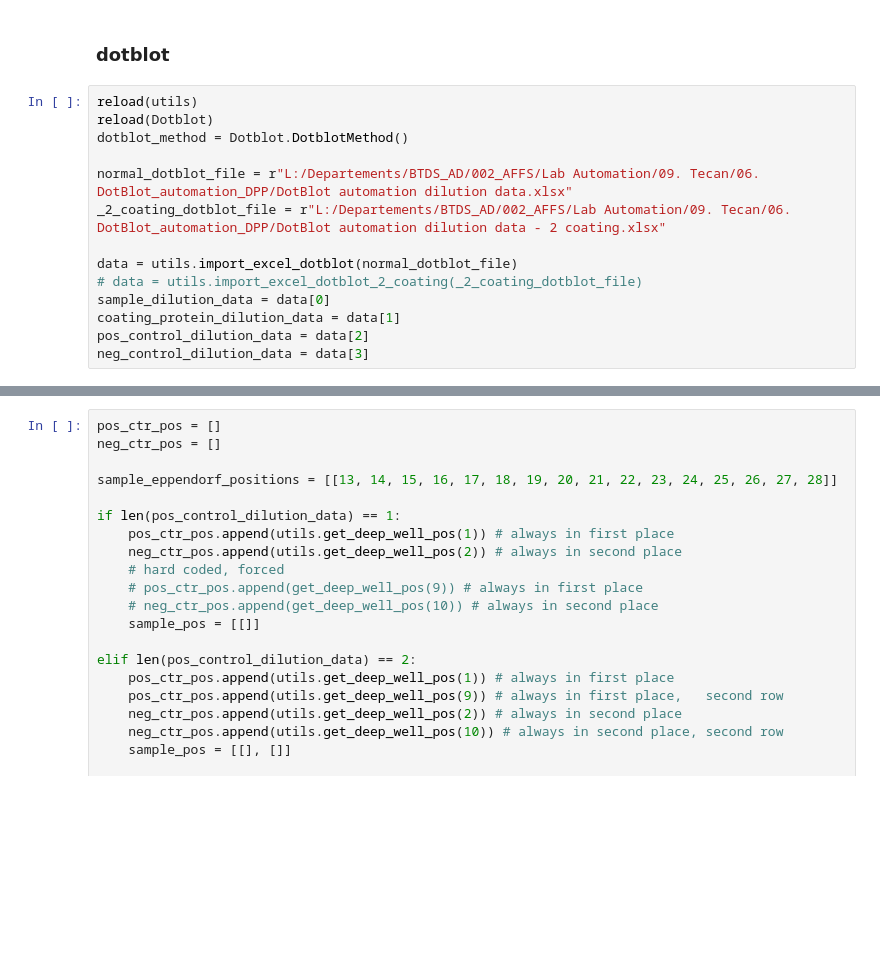
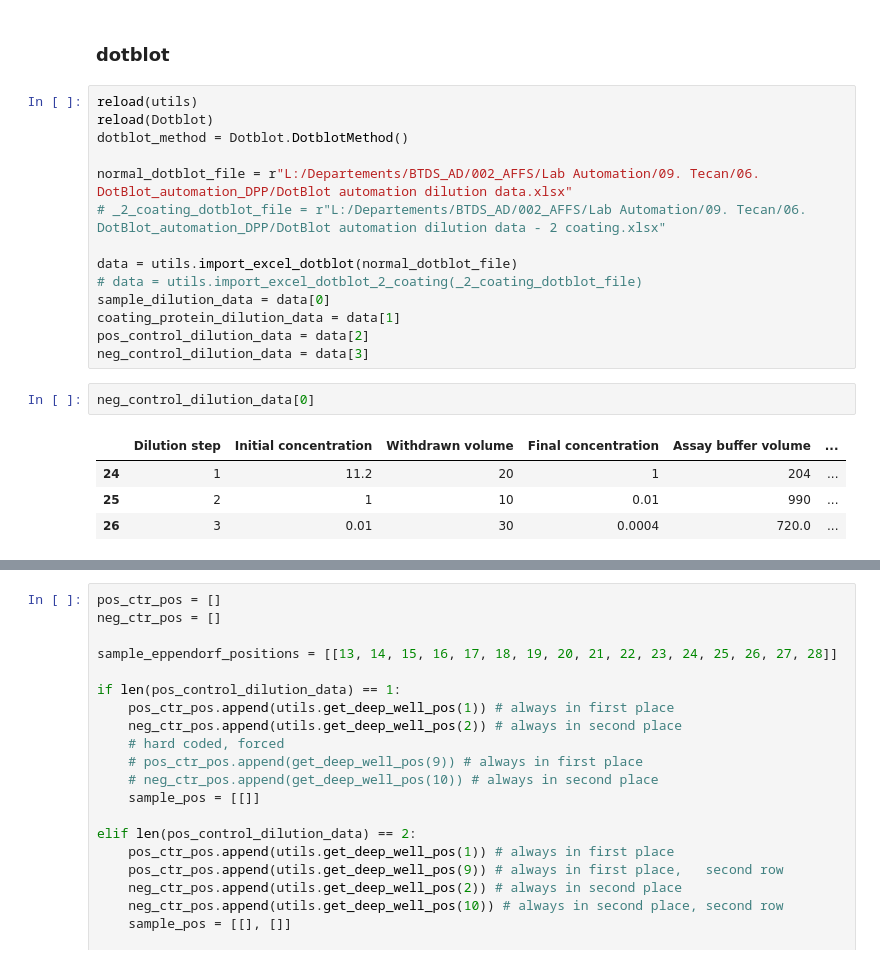
Before and after one commit to Technoka/tecan_gui, a Jupyter notebook: test.ipynb, the cells around one changed output, grey strips where cells are left out. Drawn from its saved outputs; the diff is of its cells as text; blank space fills up the shorter version.

```diff
--- a/test.ipynb
+++ b/test.ipynb
@@ -40,7 +40,7 @@ reload(Dotblot)
 dotblot_method = Dotblot.DotblotMethod()
 
 normal_dotblot_file = r"L:/Departements/BTDS_AD/002_AFFS/Lab Automation/09. Tecan/06. DotBlot_automation_DPP/DotBlot automation dilution data.xlsx"
-_2_coating_dotblot_file = r"L:/Departements/BTDS_AD/002_AFFS/Lab Automation/09. Tecan/06. DotBlot_automation_DPP/DotBlot automation dilution data - 2 coating.xlsx"
+# _2_coating_dotblot_file = r"L:/Departements/BTDS_AD/002_AFFS/Lab Automation/09. Tecan/06. DotBlot_automation_DPP/DotBlot automation dilution data - 2 coating.xlsx"
 
 data = utils.import_excel_dotblot(normal_dotblot_file)
 # data = utils.import_excel_dotblot_2_coating(_2_coating_dotblot_file)
@@ -48,3 +48,10 @@ sample_dilution_data = data[0]
 coating_protein_dilution_data = data[1]
 pos_control_dilution_data = data[2]
 neg_control_dilution_data = data[3]
+# %%
+neg_control_dilution_data[0]
+# %% [output]
+|  | Dilution step | Initial concentration | Withdrawn volume | Final concentration | Assay buffer volume | ... |
+| 24 | 1 | 11.2 | 20 | 1 | 204 | ... |
+| 25 | 2 | 1 | 10 | 0.01 | 990 | ... |
+| 26 | 3 | 0.01 | 30 | 0.0004 | 720.0 | ... |
```
Also changed, not shown: parts of 21 cells of this notebook.
